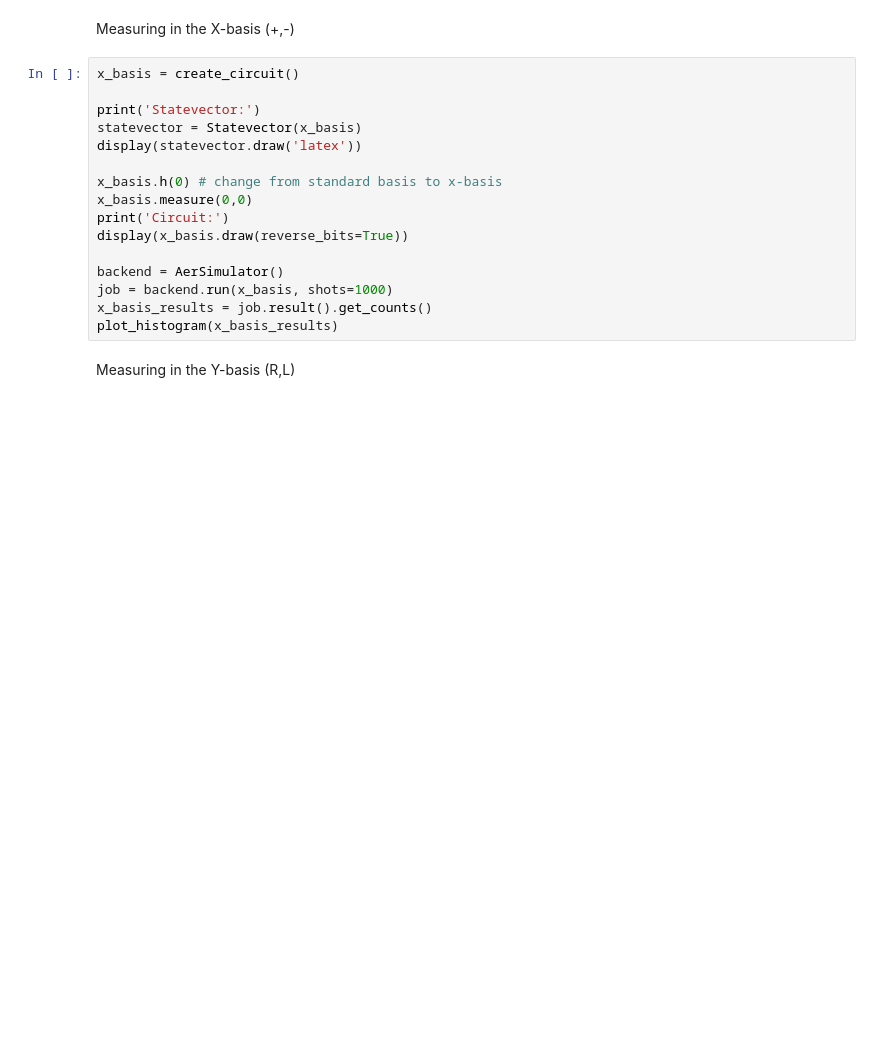
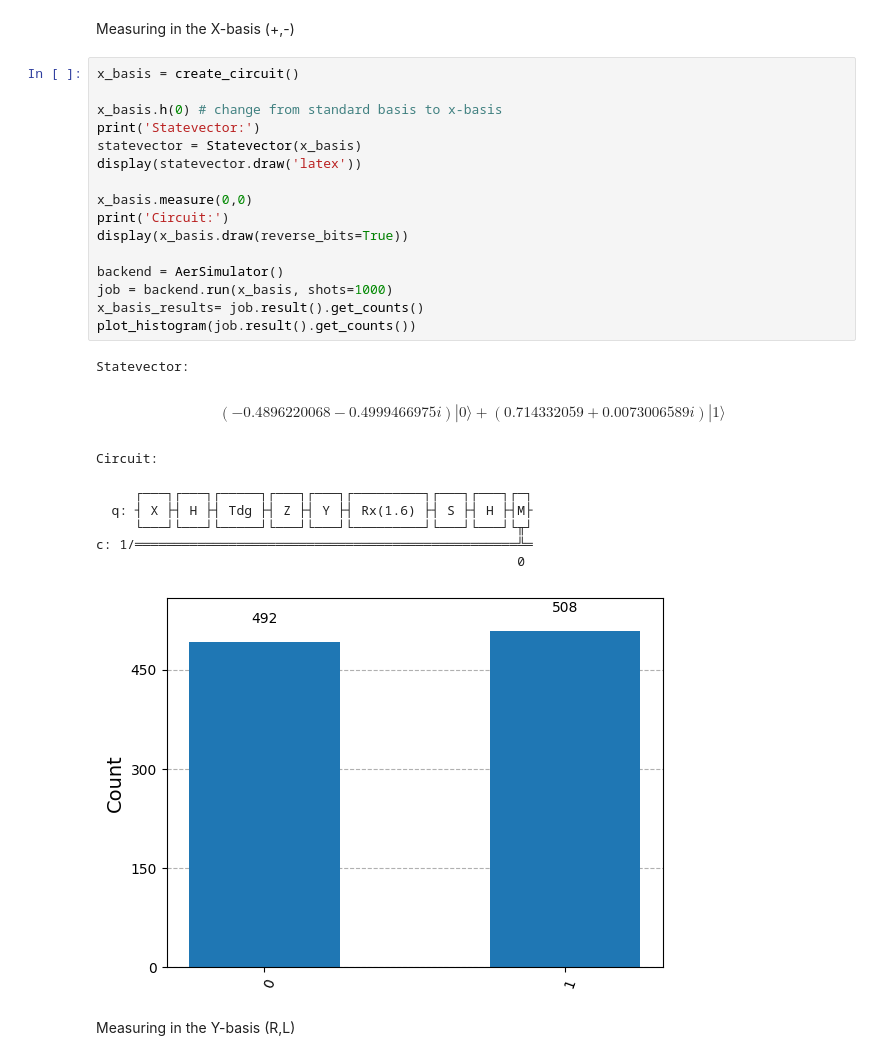
Before and after one commit to auroraingebrigtsen/Assignment1-Inf367, a Jupyter notebook: Quantum2024_MandatoryI_Coding.ipynb, the cells around one changed output. Saved outputs shown, nothing was run; the diff lists cells and outputs as text; blank space fills up the shorter version.

```diff
--- a/Quantum2024_MandatoryI_Coding.ipynb
+++ b/Quantum2024_MandatoryI_Coding.ipynb
@@ -187,18 +332,28 @@ Measuring in the X-basis (+,-)
 # %%
 x_basis = create_circuit()
 
+x_basis.h(0) # change from standard basis to x-basis
 print('Statevector:')
 statevector = Statevector(x_basis)
 display(statevector.draw('latex'))
 
-x_basis.h(0) # change from standard basis to x-basis
 x_basis.measure(0,0)
 print('Circuit:')
 display(x_basis.draw(reverse_bits=True))
 
 backend = AerSimulator()
 job = backend.run(x_basis, shots=1000)
-x_basis_results = job.result().get_counts()
-plot_histogram(x_basis_results)
+x_basis_results= job.result().get_counts()
+plot_histogram(job.result().get_counts())
+# %% [output]
+Statevector:
+$$(-0.4896220068 - 0.4999466975 i) |0\rangle+(0.714332059 + 0.0073006589 i) |1\rangle$$
+Circuit:
+     ┌───┐┌───┐┌─────┐┌───┐┌───┐┌─────────┐┌───┐┌───┐┌─┐
+  q: ┤ X ├┤ H ├┤ Tdg ├┤ Z ├┤ Y ├┤ Rx(1.6) ├┤ S ├┤ H ├┤M├
+     └───┘└───┘└─────┘└───┘└───┘└─────────┘└───┘└───┘└╥┘
+c: 1/═════════════════════════════════════════════════╩═
+                                                      0
+[figure, added]
 # %% [markdown]
 Measuring in the Y-basis (R,L)
```
Also changed, not shown: parts of 15 cells of this notebook.
